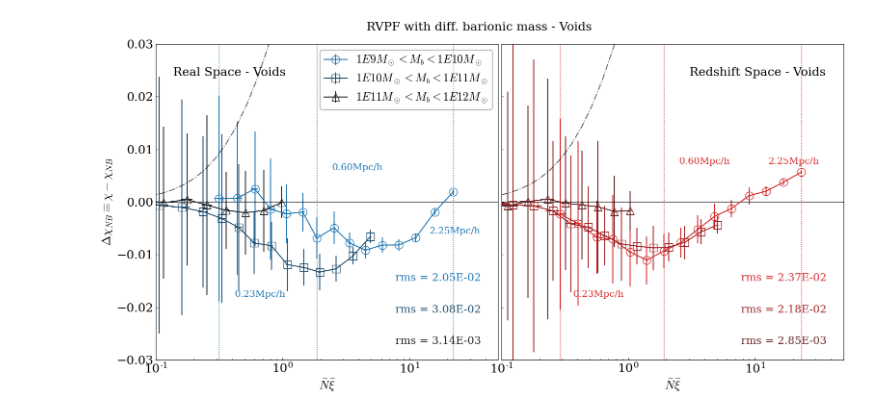
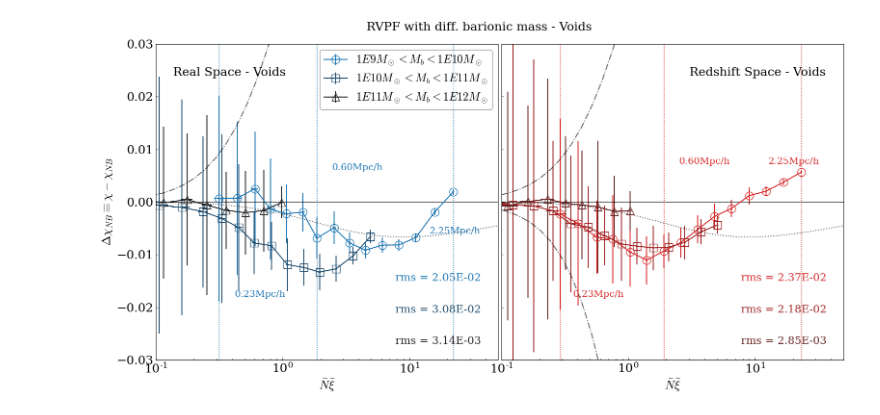
Before and after one commit to FedeDavilaKurban/VPF, a Jupyter notebook: plots_FedeStasz.ipynb, the cells around one changed output. Saved outputs shown, nothing was run; the diff lists cells and outputs as text; code cells hidden in the pictures.

```diff
--- a/plots_FedeStasz.ipynb
+++ b/plots_FedeStasz.ipynb
@@ -18,6 +18,13 @@ def chi_NB(x):
     return np.log(1+x)/x
 def chi_T(x):
     return (np.sqrt(1+2*x)-1)/x
+def chi_GH(x,a):
+    return ((1+x/a)**(1-a)-1)*a/((1-a)*x)
+def chi_min(x):
+    return (1-np.exp(-x))/x
+
+# a=.2
+# ax.plot(x,(),label='GH',c='k',ls='--',alpha=0.6)
 
 fig, axs = plt.subplots(1, 2, figsize=(16, 8), sharex=False)
 ax=axs[0]
@@ -25,10 +32,13 @@ ax1=axs[1]
 
 xmin, xmax = 1E-2, 1E2
 x = np.geomspace(xmin,xmax,50)
-#ax.plot(x,np.log(1+x)/x,label='NB',c='k',alpha=0.6)
-#ax.plot(x,(np.sqrt(1+2*x)-1)/x,label='Therm.',c='k',ls='-.',alpha=0.6)
+a=1.05
+ax.plot(x,chi_GH(x,a)-chi_NB(x),c='k',ls=':',alpha=0.6)
+ax1.plot(x,chi_GH(x,a)-chi_NB(x),c='k',ls=':',alpha=0.6)
 ax1.plot(x,chi_NB(x)-chi_NB(x),c='k',alpha=0.6)
 ax1.plot(x,chi_T(x)-chi_NB(x),c='k',ls='-.',alpha=0.6)
+ax1.plot(x,chi_min(x)-chi_NB(x),c='k',ls='-.',alpha=0.6)
+
 ax.plot(x,chi_NB(x)-chi_NB(x),c='k',alpha=0.6)
 ax.plot(x,chi_T(x)-chi_NB(x),c='k',ls='-.',alpha=0.6)
 
@@ -173,31 +183,31 @@ ax.set_ylim([ylim1,ylim2])
 ax1.set_ylim([ylim1,ylim2])
 
 # X axis limits
 xlim1,xlim2=1E-1,5E1
 ax.set_xlim(xlim1,xlim2)
 ax1.set_xlim(xlim1,xlim2)
 
 # Legend
 ax.legend(loc=1,fontsize=fs-1,ncol=1,frameon=True,framealpha=.4,edgecolor='k')
 
 # Ticks
 #ax.set_xticklabels([])
 ax1.set_yticklabels([])
 ax.tick_params(labelsize=fs)
 ax1.tick_params(labelsize=fs)
 
 # Additional text
 ax.text(.05,.9,'Real Space - Voids',fontsize=fs,transform=ax.transAxes)
 ax1.text(.55,.9,'Redshift Space - Voids',fontsize=fs,transform=ax1.transAxes)
 
 # Final
 plt.suptitle('RVPF with diff. barionic mass - Voids',fontsize=fs)
 plt.tight_layout()
 #plt.subplots_adjust(hspace=0,wspace=0.03)
 plt.subplots_adjust(wspace=0.01)
 
 #plt.savefig('../plots/rVPF_invoid_gxsMass.pdf')
 #plt.savefig('../plots/rVPF_invoid_gxsMass.png')
 plt.show()
 # %% [output]
-[figure, old version]
+[figure, new version]
```
Also changed, not shown: 2 other files.
